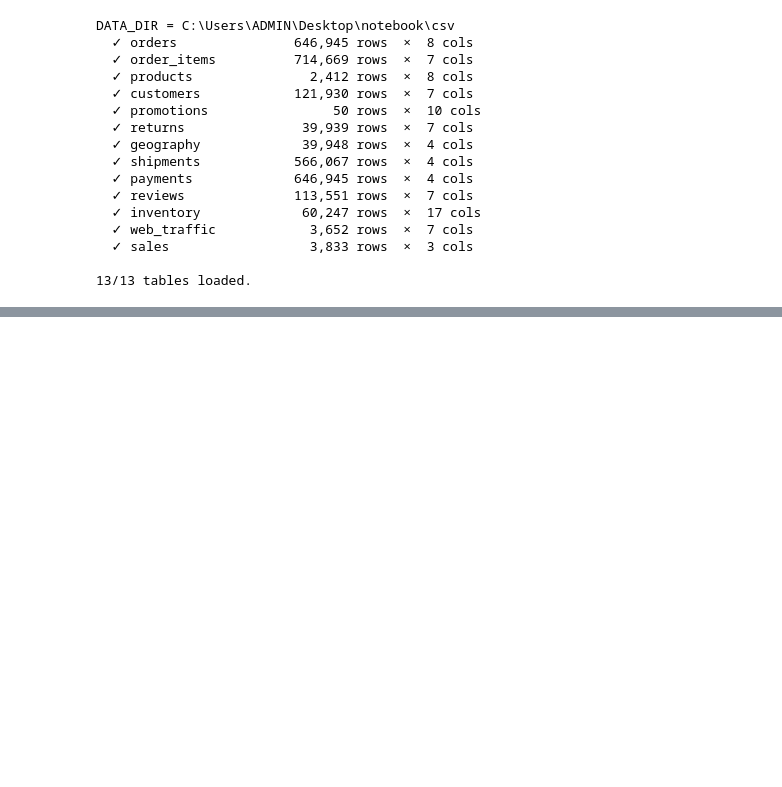
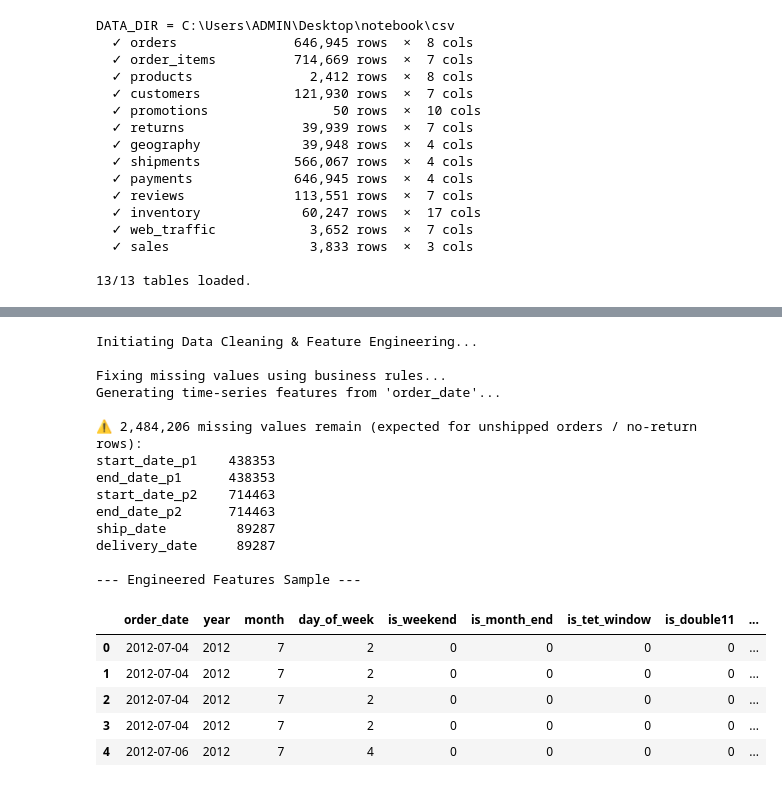
Before and after one commit to kori0494/datathon_work, a Jupyter notebook: notebook/Phase_1.ipynb, the cells around one changed output, grey strips where cells are left out. Cells and saved outputs as stored; diff of their text form; code cells hidden in the pictures; blank space fills up the shorter version.

```diff
--- a/notebook/Phase_1.ipynb
+++ b/notebook/Phase_1.ipynb
@@ -486,4 +889,10 @@ print("Saved to comprehensive_eda_dashboard.pdf")
 # %%
+# ==========================================
+# MASTER DATASET: IMPUTATION & FEATURE ENGINEERING
+# ==========================================
+import pandas as pd
+from IPython.display import display
+
 print("Initiating Data Cleaning & Feature Engineering...\n")
 
 # ── 1. BUSINESS LOGIC IMPUTATION ─────────────────────────────────────────────
@@ -509,15 +918,30 @@ promo_fill_rules = {
     'stackable_flag_p2'     : 0,
     'min_order_value_p2'    : 0.0,
 }
+
+# Safely fill numeric duration columns with 0 if there was no promo/delivery
+numeric_fills = ['duration_days_p1', 'duration_days_p2', 'days_to_deliver']
+for col in numeric_fills:
+    if col in df.columns:
+        df[col] = df[col].fillna(0.0)
+
 for col, fill_val in promo_fill_rules.items():
     if col in df.columns:
+        # Categorical Safety Check
+        if df[col].dtype.name == 'category':
+            if fill_val not in df[col].cat.categories:
+                df[col] = df[col].cat.add_categories([fill_val])
         df[col] = df[col].fillna(fill_val)
 
-# BUG FIX: 'city' was renamed to 'geo_city' in Cell 3 geography merge
 geo_cols = ['zip', 'geo_city', 'region', 'district',
             'gender', 'age_group', 'acquisition_channel']
+
 for col in geo_cols:
     if col in df.columns:
+        # Categorical Safety Check for Geo/Customer columns
+        if df[col].dtype.name == 'category':
+            if 'Unknown' not in df[col].cat.categories:
+                df[col] = df[col].cat.add_categories(['Unknown'])
         df[col] = df[col].fillna('Unknown')
 
 # Shipment cols — null = order not shipped yet, fill with sensible defaults
@@ -552,34 +976,54 @@ if 'order_date' in df.columns:
     # Vietnamese shopping events (critical for e-commerce in VN)
     df['is_tet_window'] = (
         ((df['month'] == 1) & (df['day'] >= 15)) |
         ((df['month'] == 2) & (df['day'] <= 28))
     ).astype(int)
 
     df['is_double11']   = ((df['month'] == 11) & (df['day'] == 11)).astype(int)
     df['is_double12']   = ((df['month'] == 12) & (df['day'] == 12)).astype(int)
     df['is_black_friday']= ((df['month'] == 11) & (df['day_of_week'] == 3) &
                              (df['day'] >= 22) & (df['day'] <= 28)).astype(int)
     df['is_national_day']= ((df['month'] == 9) & (df['day'] == 2)).astype(int)
     df['is_labour_day']  = ((df['month'] == 5) & (df['day'] == 1)).astype(int)
 
 # ── 3. MISSING VALUE REPORT ───────────────────────────────────────────────────
 remaining = df.isnull().sum()
 remaining = remaining[remaining > 0]
 
 if remaining.empty:
     print("\n✓ Cleaning complete — zero missing values.")
 else:
     print(f"\n⚠ {remaining.sum():,} missing values remain "
           f"(expected for unshipped orders / no-return rows):")
     print(remaining.to_string())
 
 # ── 4. DISPLAY SAMPLE ─────────────────────────────────────────────────────────
 print("\n--- Engineered Features Sample ---")
-# BUG FIX: 'Revenue' doesn't exist in master df — use Net_Revenue
 ts_cols = ['order_date', 'year', 'month', 'day_of_week',
            'is_weekend', 'is_month_end', 'is_tet_window',
            'is_double11', 'Net_Revenue']
 display(df[[c for c in ts_cols if c in df.columns]].head())
+# %% [output]
+Initiating Data Cleaning & Feature Engineering...
+
+Fixing missing values using business rules...
+Generating time-series features from 'order_date'...
+
+⚠ 2,484,206 missing values remain (expected for unshipped orders / no-return rows):
+start_date_p1    438353
+end_date_p1      438353
+start_date_p2    714463
+end_date_p2      714463
+ship_date         89287
+delivery_date     89287
+
+--- Engineered Features Sample ---
+|  | order_date | year | month | day_of_week | is_weekend | is_month_end | is_tet_window | is_double11 | ... |
+| 0 | 2012-07-04 | 2012 | 7 | 2 | 0 | 0 | 0 | 0 | ... |
+| 1 | 2012-07-04 | 2012 | 7 | 2 | 0 | 0 | 0 | 0 | ... |
+| 2 | 2012-07-04 | 2012 | 7 | 2 | 0 | 0 | 0 | 0 | ... |
+| 3 | 2012-07-04 | 2012 | 7 | 2 | 0 | 0 | 0 | 0 | ... |
+| 4 | 2012-07-06 | 2012 | 7 | 4 | 0 | 0 | 0 | 0 | ... |
 # %%
 # ╔══════════════════════════════════════════════════════════════════╗
 # ║         FOREIGN KEY INTEGRITY EVALUATION                        ║
```
Also changed, not shown: parts of 7 cells of this notebook, 1 other file.
